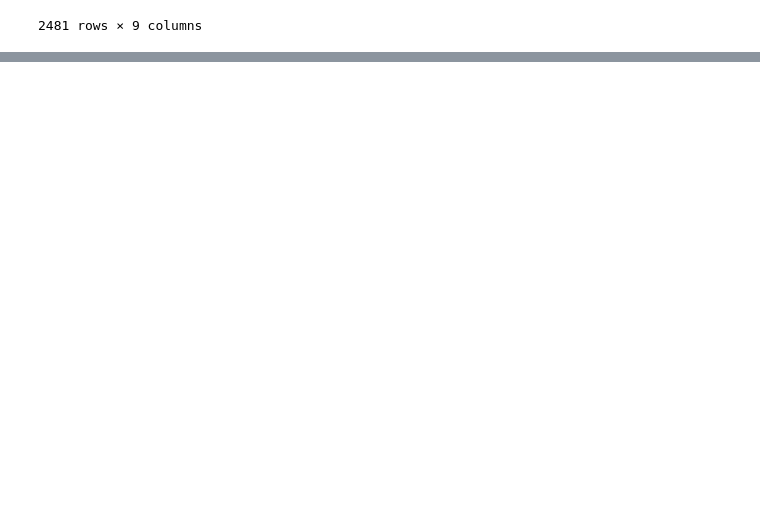
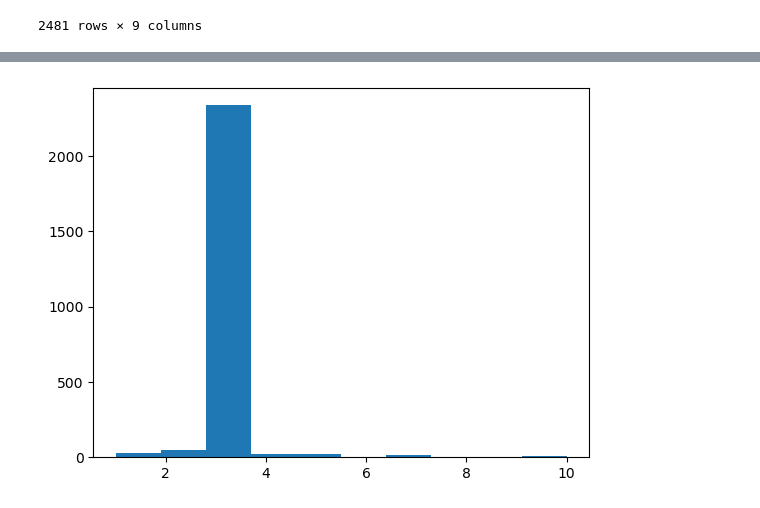
Before and after one commit to Nasrullah-Safdari/MIT-ELO-Project, a Jupyter notebook: cleaning/cleaningData.ipynb, the cells around one changed output, grey strips where cells are left out. Cells and saved outputs as stored; diff of their text form; code cells hidden in the pictures; blank space fills up the shorter version.

```diff
--- a/cleaning/cleaningData.ipynb
+++ b/cleaning/cleaningData.ipynb
@@ -77,0 +175,2 @@ merged_df.to_csv('data.csv')
+# %%
+merged_df['Job_Category'] = merged_df['Job_Category'].apply(categorize_job_title)
@@ -77,0 +190,4 @@ merged_df.to_csv('data.csv')
+# %%
+merged_df['Years_Of_Experience'] = merged_df['Years_Of_Experience'].str.replace(r'\b\d+\s*(?:-|\s)*\d*\s*(?:year|years)\b', '', regex=True)
+
+merged_df['Years_Of_Experience'].unique()
@@ -77,0 +247,13 @@ merged_df.to_csv('data.csv')
+# %%
+for index in range(len(merged_df["Years_Of_Experience"])):
+    string = str(merged_df['Years_Of_Experience'].iat[index])
+    if string.lower() == 'none' or string.lower() == 'n0ne' or string.lower() == 'None ':
+        merged_df['Years_Of_Experience'].iat[index] = ''
+    else:
+        replace_years = string.replace('years', '')
+        replace_Years = replace_years.replace('Years', '')
+        replace_year = replace_Years.replace('year', '')
+        replace_Year = replace_year.replace('Year', '')
+        merged_df['Years_Of_Experience'].iat[index] = replace_Year
+#merged_df["Years_Of_Experience"] = pd.to_numeric(merged_df["Years_Of_Experience"])
+merged_df["Years_Of_Experience"].unique()
@@ -77,0 +264,8 @@ merged_df.to_csv('data.csv')
+# %%
+merged_df['Years_Of_Experience'] = merged_df['Years_Of_Experience'].replace(['', 'None'], float('nan'))
+
+median_value = merged_df['Years_Of_Experience'].median()
+merged_df['Years_Of_Experience'] = merged_df['Years_Of_Experience'].fillna(median_value)
+
+
+merged_df['Years_Of_Experience'] = pd.to_numeric(merged_df['Years_Of_Experience'], errors='coerce')
@@ -77,0 +285,7 @@ merged_df.to_csv('data.csv')
+# %%
+import matplotlib.pyplot as plt
+
+plt.hist(merged_df['Years_Of_Experience'])
+plt.show()
+# %% [output]
+[figure, added]
```
Also changed, not shown: parts of 25 cells of this notebook.
